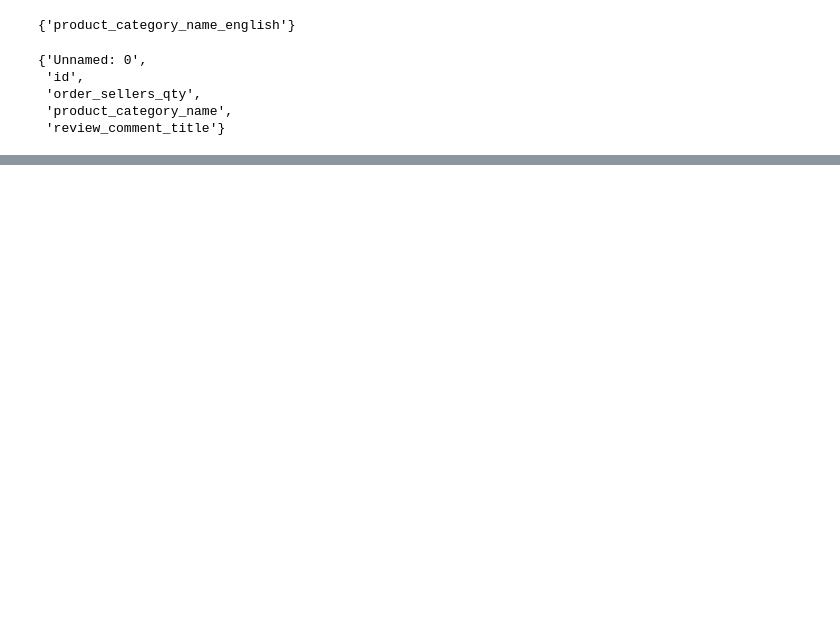
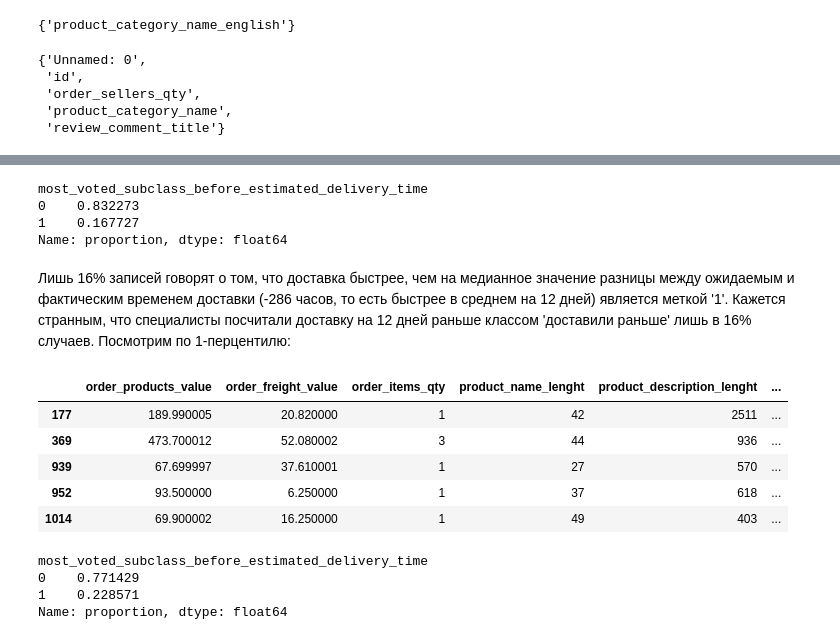
Before and after one commit to ViacheslavTimofeev/Olist_v5_churn_prediction, a Jupyter notebook: olist-ml-churn-prediction/notebooks/preprocessing/classified_data_eda_and_preprocessing.ipynb, the cells around one changed output, grey strips where cells are left out. Drawn from its saved outputs; the diff is of its cells as text; code cells hidden in the pictures; blank space fills up the shorter version.

```diff
--- a/olist-ml-churn-prediction/notebooks/preprocessing/classified_data_eda_and_preprocessing.ipynb
+++ b/olist-ml-churn-prediction/notebooks/preprocessing/classified_data_eda_and_preprocessing.ipynb
@@ -600,0 +768,5 @@ df.to_parquet(INTERIM_DIR / "classified_data_interim.parquet", index=False)
+# %%
+time_features = ['order_purchase_timestamp', 'order_aproved_at', 'order_estimated_delivery_date',
+                 'order_delivered_customer_date', 'review_creation_date', 'review_answer_timestamp']
+# %%
+classified_data_classes_subclasses = df.drop('order_status', axis=1).drop(time_features, axis=1)#.drop(votes_features, axis=1)
@@ -600,0 +775,2 @@ df.to_parquet(INTERIM_DIR / "classified_data_interim.parquet", index=False)
+# %%
+classified_data_classes_subclasses = classified_data_classes_subclasses.drop(['customer_city', 'customer_state', 'customer_zip_code_prefix', 'review_comment_message'], axis=1)
@@ -600,0 +811,2 @@ df.to_parquet(INTERIM_DIR / "classified_data_interim.parquet", index=False)
+# %%
+pd.set_option('display.max_columns', None)
@@ -600,0 +822,25 @@ df.to_parquet(INTERIM_DIR / "classified_data_interim.parquet", index=False)
+# %%
+display(classified_data_classes_subclasses[classified_data_classes_subclasses['actual_and_estimated_shipping_lag_hours'] < classified_data_classes_subclasses['actual_and_estimated_shipping_lag_hours'].median()]['most_voted_subclass_before_estimated_delivery_time'].value_counts(normalize=True))
+# %% [output]
+most_voted_subclass_before_estimated_delivery_time
+0    0.832273
+1    0.167727
+Name: proportion, dtype: float64
+# %% [markdown]
+Лишь 16% записей говорят о том, что доставка быстрее, чем на медианное значение разницы между ожидаемым и фактическим временем доставки (-286 часов, то есть быстрее в среднем на 12 дней) является меткой '1'. Кажется странным, что специалисты посчитали доставку на 12 дней раньше классом 'доставили раньше' лишь в 16% случаев. Посмотрим по 1-перцентилю:
+# %%
+display(classified_data_classes_subclasses[classified_data_classes_subclasses['actual_and_estimated_shipping_lag_hours'] < classified_data_classes_subclasses['actual_and_estimated_shipping_lag_hours'].quantile(0.01)].head())
+# %% [output]
+|  | order_products_value | order_freight_value | order_items_qty | product_name_lenght | product_description_lenght | ... |
+| 177 | 189.990005 | 20.820000 | 1 | 42 | 2511 | ... |
+| 369 | 473.700012 | 52.080002 | 3 | 44 | 936 | ... |
+| 939 | 67.699997 | 37.610001 | 1 | 27 | 570 | ... |
+| 952 | 93.500000 | 6.250000 | 1 | 37 | 618 | ... |
+| 1014 | 69.900002 | 16.250000 | 1 | 49 | 403 | ... |
+# %%
+display(classified_data_classes_subclasses[classified_data_classes_subclasses['actual_and_estimated_shipping_lag_hours'] < classified_data_classes_subclasses['actual_and_estimated_shipping_lag_hours'].quantile(0.01)]['most_voted_subclass_before_estimated_delivery_time'].value_counts(normalize=True))
+# %% [output]
+most_voted_subclass_before_estimated_delivery_time
+0    0.771429
+1    0.228571
+Name: proportion, dtype: float64
```
Also changed, not shown: parts of 58 cells of this notebook, 7 other files.
